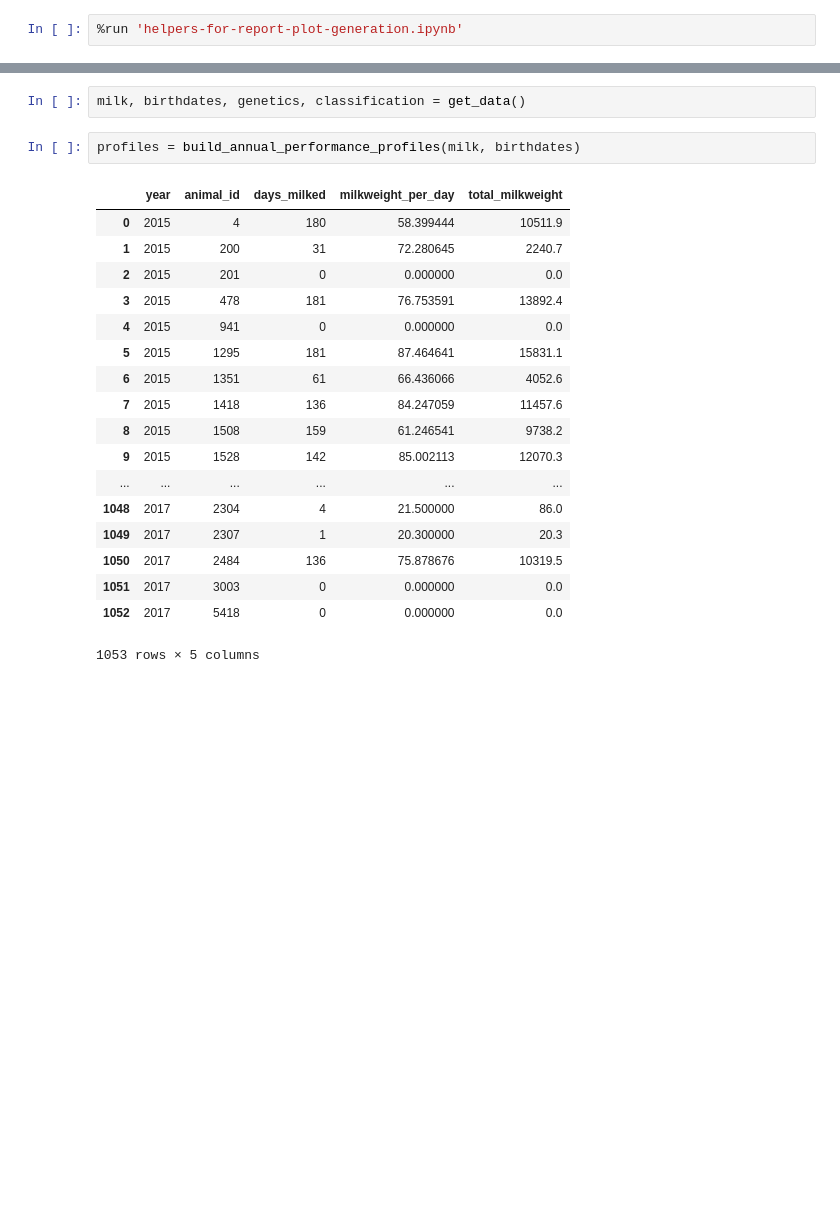
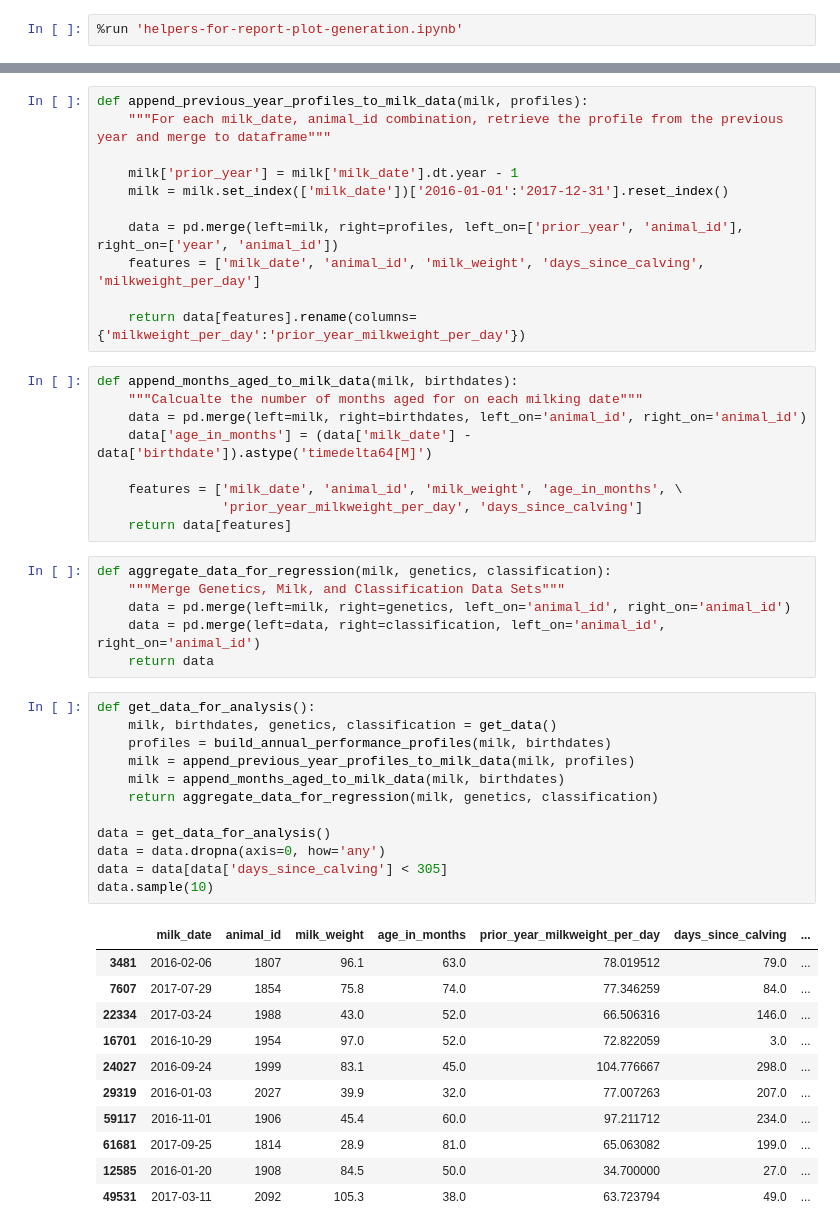
Before and after one commit to falaktheoptimist/happy-cows, a Jupyter notebook: notebooks/report-plot-generation/report-plot-regression-analysis-for-milk-weights.ipynb, the cells around one changed output, grey strips where cells are left out. Cells and saved outputs as stored; diff of their text form; blank space fills up the shorter version.

Commit message:
Regression Analysis added

```diff
--- a/notebooks/report-plot-generation/report-plot-regression-analysis-for-milk-weights.ipynb
+++ b/notebooks/report-plot-generation/report-plot-regression-analysis-for-milk-weights.ipynb
@@ -80,23 +88,50 @@ def build_annual_performance_profiles(milk, birthdates):
-# %%
-milk, birthdates, genetics, classification = get_data()
-# %%
-profiles = build_annual_performance_profiles(milk, birthdates)
-# %% [output]
-|  | year | animal_id | days_milked | milkweight_per_day | total_milkweight |
-| 0 | 2015 | 4 | 180 | 58.399444 | 10511.9 |
-| 1 | 2015 | 200 | 31 | 72.280645 | 2240.7 |
-| 2 | 2015 | 201 | 0 | 0.000000 | 0.0 |
-| 3 | 2015 | 478 | 181 | 76.753591 | 13892.4 |
-| 4 | 2015 | 941 | 0 | 0.000000 | 0.0 |
-| 5 | 2015 | 1295 | 181 | 87.464641 | 15831.1 |
-| 6 | 2015 | 1351 | 61 | 66.436066 | 4052.6 |
-| 7 | 2015 | 1418 | 136 | 84.247059 | 11457.6 |
-| 8 | 2015 | 1508 | 159 | 61.246541 | 9738.2 |
-| 9 | 2015 | 1528 | 142 | 85.002113 | 12070.3 |
-| ... | ... | ... | ... | ... | ... |
-| 1048 | 2017 | 2304 | 4 | 21.500000 | 86.0 |
-| 1049 | 2017 | 2307 | 1 | 20.300000 | 20.3 |
-| 1050 | 2017 | 2484 | 136 | 75.878676 | 10319.5 |
-| 1051 | 2017 | 3003 | 0 | 0.000000 | 0.0 |
-| 1052 | 2017 | 5418 | 0 | 0.000000 | 0.0 |
-1053 rows × 5 columns
+# %%
+def append_previous_year_profiles_to_milk_data(milk, profiles):
+    """For each milk_date, animal_id combination, retrieve the profile from the previous year and merge to dataframe"""
+
+    milk['prior_year'] = milk['milk_date'].dt.year - 1
+    milk = milk.set_index(['milk_date'])['2016-01-01':'2017-12-31'].reset_index()
+
+    data = pd.merge(left=milk, right=profiles, left_on=['prior_year', 'animal_id'], right_on=['year', 'animal_id'])
+    features = ['milk_date', 'animal_id', 'milk_weight', 'days_since_calving', 'milkweight_per_day']
+
+    return data[features].rename(columns={'milkweight_per_day':'prior_year_milkweight_per_day'})
+# %%
+def append_months_aged_to_milk_data(milk, birthdates):
+    """Calcualte the number of months aged for on each milking date"""
+    data = pd.merge(left=milk, right=birthdates, left_on='animal_id', right_on='animal_id')
+    data['age_in_months'] = (data['milk_date'] - data['birthdate']).astype('timedelta64[M]')
+
+    features = ['milk_date', 'animal_id', 'milk_weight', 'age_in_months', \
+                'prior_year_milkweight_per_day', 'days_since_calving']
+    return data[features]
+# %%
+def aggregate_data_for_regression(milk, genetics, classification):
+    """Merge Genetics, Milk, and Classification Data Sets"""
+    data = pd.merge(left=milk, right=genetics, left_on='animal_id', right_on='animal_id')
+    data = pd.merge(left=data, right=classification, left_on='animal_id', right_on='animal_id')
+    return data
+# %%
+def get_data_for_analysis():
+    milk, birthdates, genetics, classification = get_data()
+    profiles = build_annual_performance_profiles(milk, birthdates)
+    milk = append_previous_year_profiles_to_milk_data(milk, profiles)
+    milk = append_months_aged_to_milk_data(milk, birthdates)
+    return aggregate_data_for_regression(milk, genetics, classification)
+
+data = get_data_for_analysis()
+data = data.dropna(axis=0, how='any')
+data = data[data['days_since_calving'] < 305]
+data.sample(10)
+# %% [output]
+|  | milk_date | animal_id | milk_weight | age_in_months | prior_year_milkweight_per_day | days_since_calving | ... |
+| 3481 | 2016-02-06 | 1807 | 96.1 | 63.0 | 78.019512 | 79.0 | ... |
+| 7607 | 2017-07-29 | 1854 | 75.8 | 74.0 | 77.346259 | 84.0 | ... |
+| 22334 | 2017-03-24 | 1988 | 43.0 | 52.0 | 66.506316 | 146.0 | ... |
+| 16701 | 2016-10-29 | 1954 | 97.0 | 52.0 | 72.822059 | 3.0 | ... |
+| 24027 | 2016-09-24 | 1999 | 83.1 | 45.0 | 104.776667 | 298.0 | ... |
+| 29319 | 2016-01-03 | 2027 | 39.9 | 32.0 | 77.007263 | 207.0 | ... |
+| 59117 | 2016-11-01 | 1906 | 45.4 | 60.0 | 97.211712 | 234.0 | ... |
+| 61681 | 2017-09-25 | 1814 | 28.9 | 81.0 | 65.063082 | 199.0 | ... |
+| 12585 | 2016-01-20 | 1908 | 84.5 | 50.0 | 34.700000 | 27.0 | ... |
+| 49531 | 2017-03-11 | 2092 | 105.3 | 38.0 | 63.723794 | 49.0 | ... |
```
Also changed, not shown: parts of 7 cells of this notebook, 2 other files.
